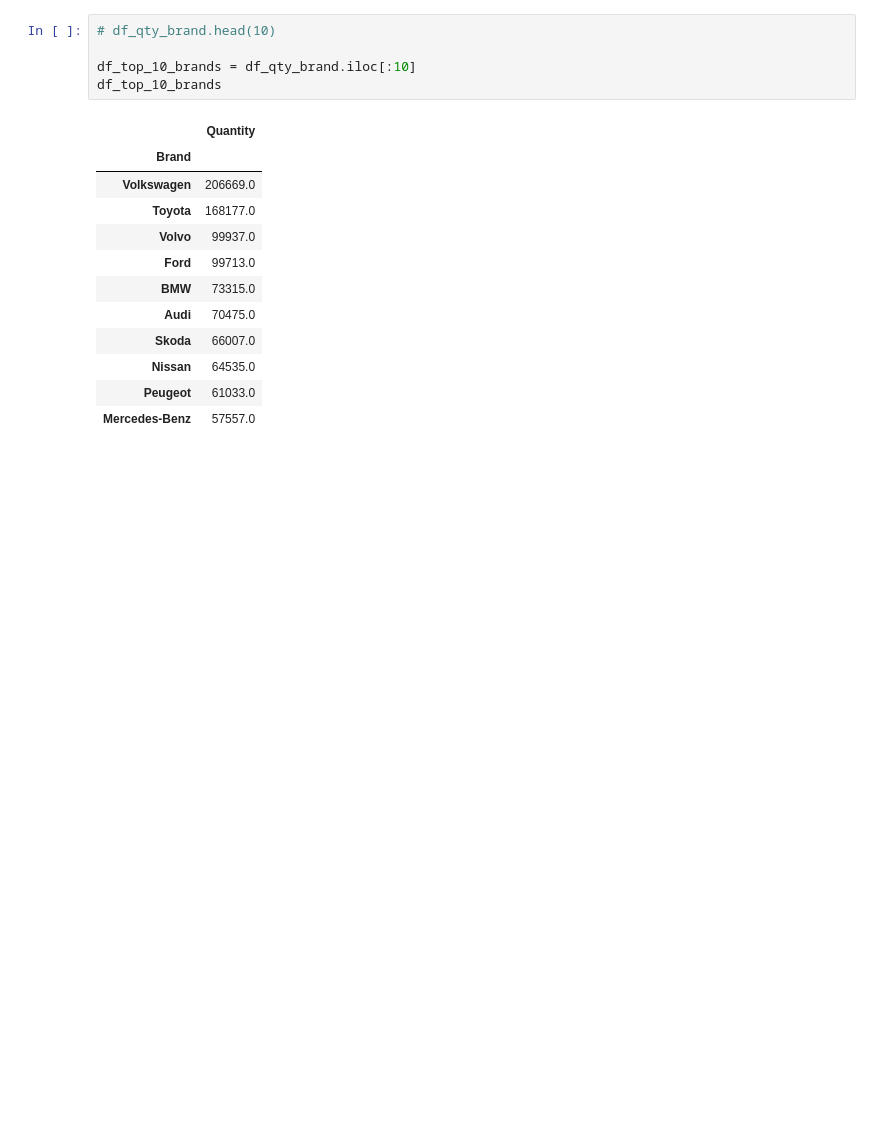
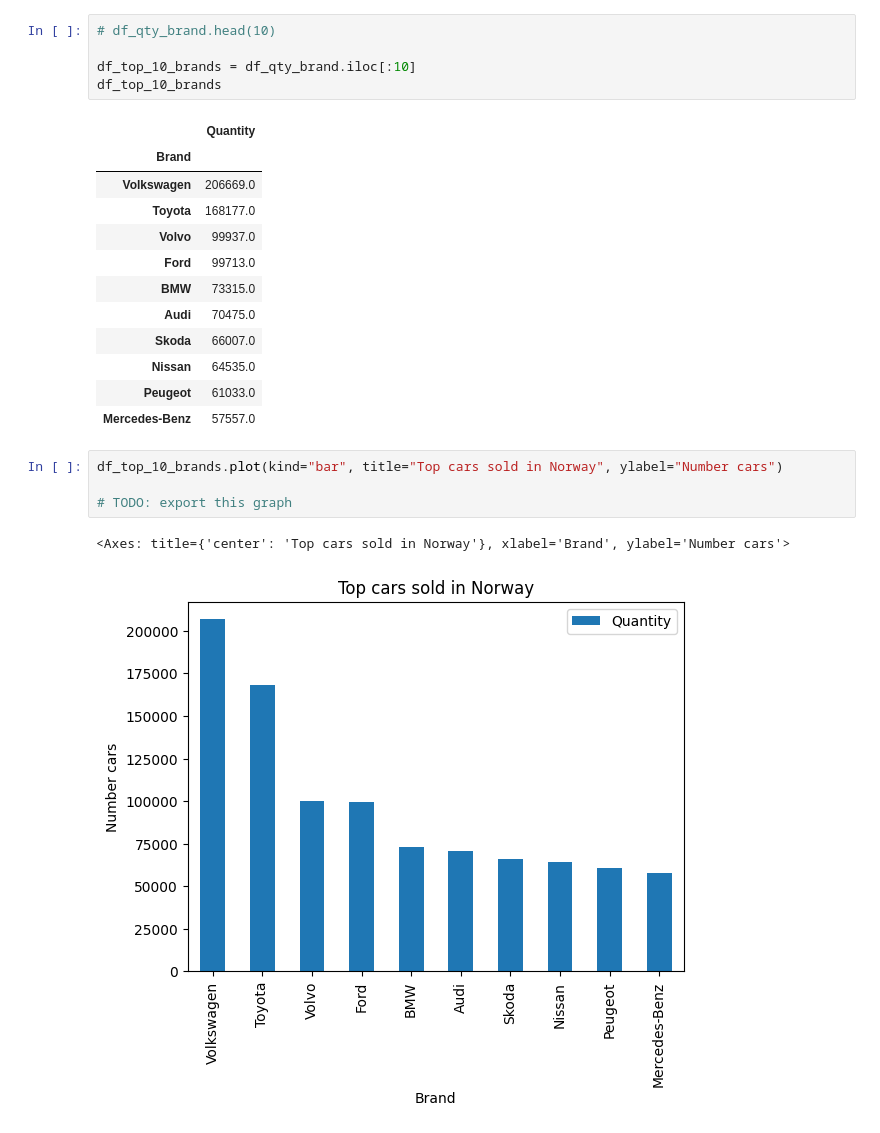
Before and after one commit to kokchun/data_vizualisation_kokchun_giang_de25, a Jupyter notebook: 10_storytelling_matplotlib/storytelling_bar.ipynb, the cells around one changed output. Saved outputs shown, nothing was run; the diff lists cells and outputs as text; blank space fills up the shorter version.

```diff
--- a/10_storytelling_matplotlib/storytelling_bar.ipynb
+++ b/10_storytelling_matplotlib/storytelling_bar.ipynb
@@ -72,3 +72,10 @@ df_top_10_brands
 | Nissan | 64535.0 |
 | Peugeot | 61033.0 |
 | Mercedes-Benz | 57557.0 |
+# %%
+df_top_10_brands.plot(kind="bar", title="Top cars sold in Norway", ylabel="Number cars")
+
+# TODO: export this graph
+# %% [output]
+<Axes: title={'center': 'Top cars sold in Norway'}, xlabel='Brand', ylabel='Number cars'>
+[figure, added]
```
